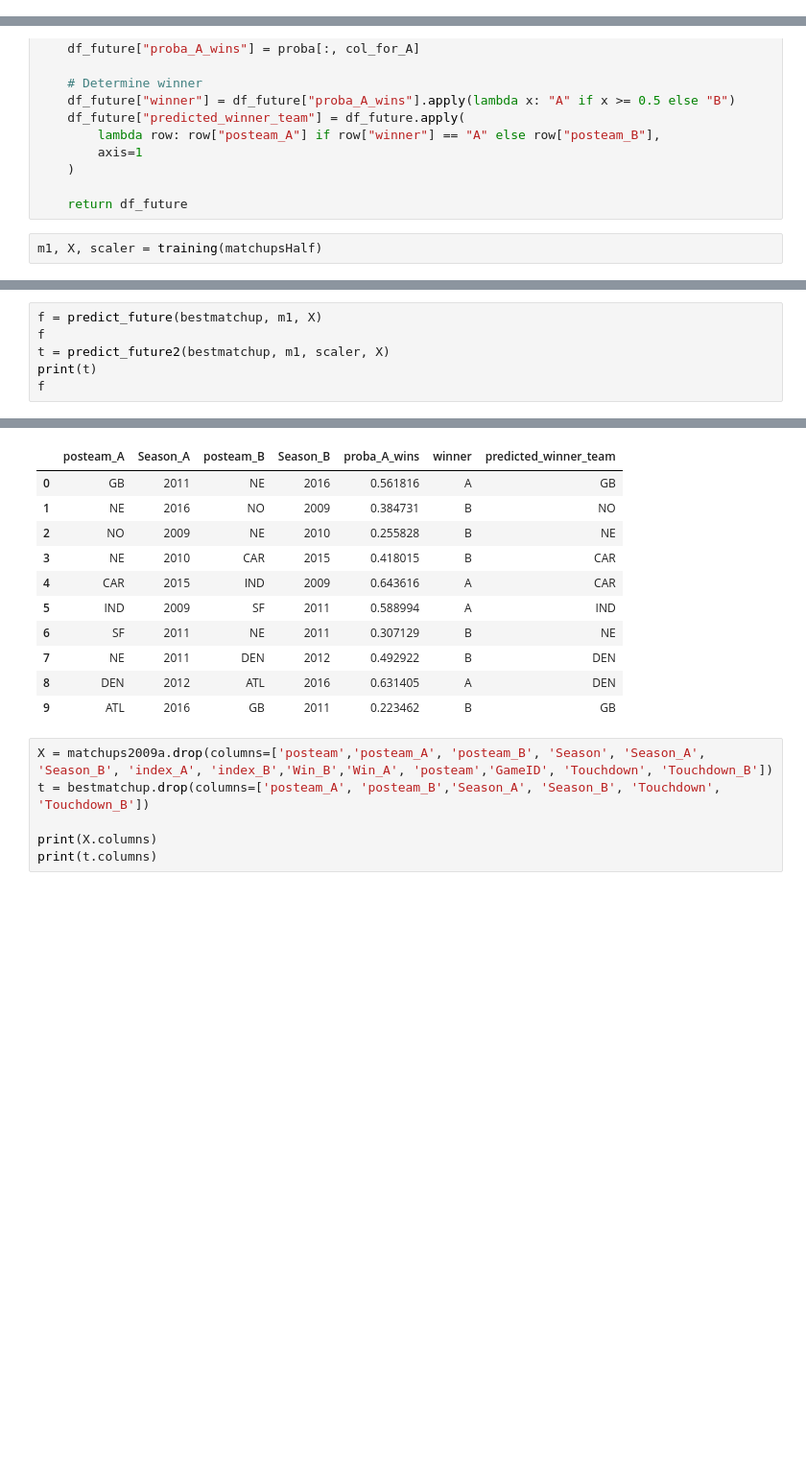
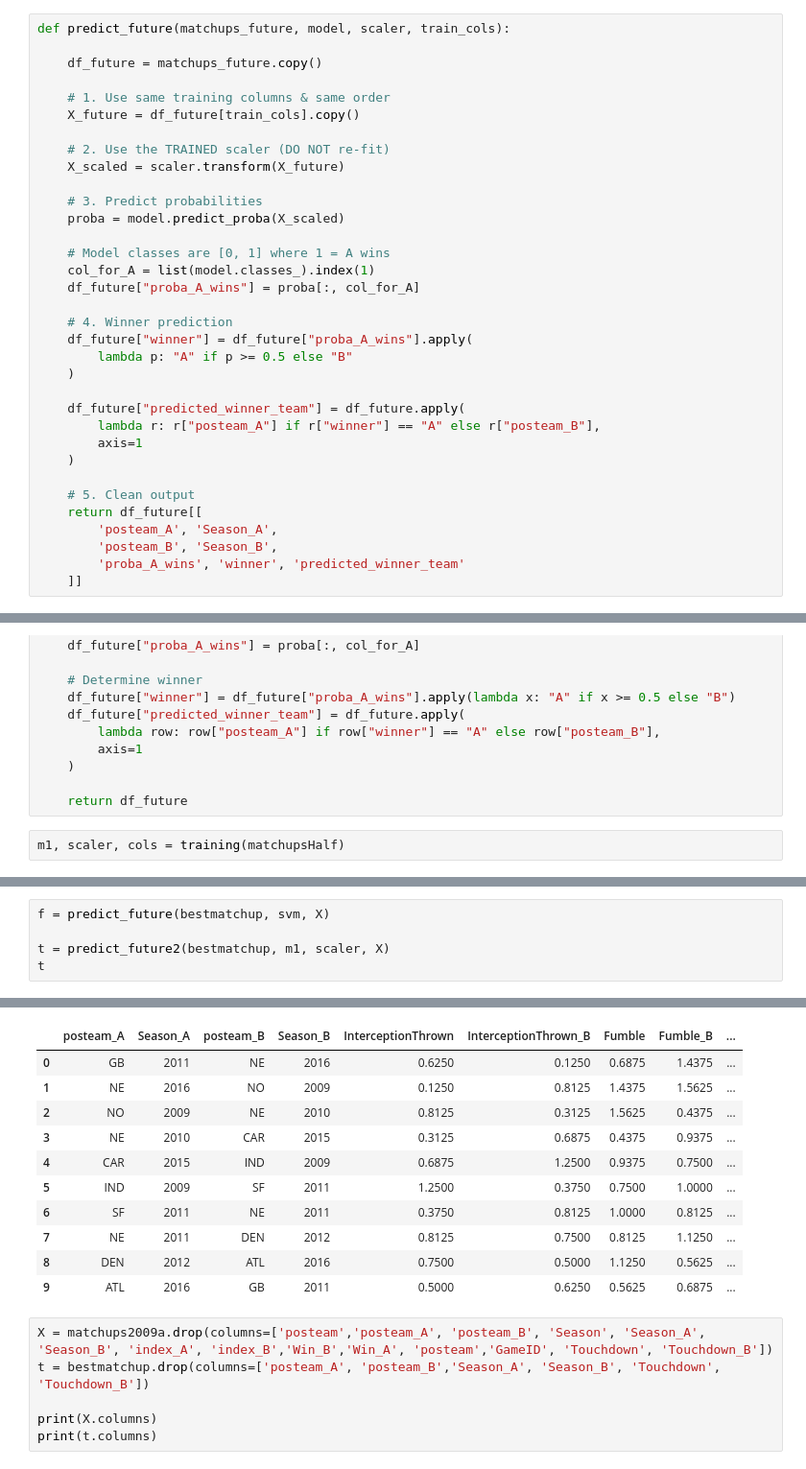
Before and after one commit to tinge5/finalProjectML, a Jupyter notebook: notebooks/DataVisualization.ipynb, the cells around one changed output, grey strips where cells are left out. Shown at 96% size. Cells and saved outputs as stored; diff of their text form; blank space fills up the shorter version.

Commit message:
cleaned up functions and created gitignore

```diff
--- a/notebooks/DataVisualization.ipynb
+++ b/notebooks/DataVisualization.ipynb
@@ -393,3 +503,37 @@ def predict_future(matchups_future, m1, X):
     )
     df_future = df_future[['posteam_A', 'Season_A', 'posteam_B', 'Season_B', 'proba_A_wins', 'winner', 'predicted_winner_team']]
     return df_future
+# %%
+def predict_future(matchups_future, model, scaler, train_cols):
+
+    df_future = matchups_future.copy()
+
+    # 1. Use same training columns & same order
+    X_future = df_future[train_cols].copy()
+
+    # 2. Use the TRAINED scaler (DO NOT re-fit)
+    X_scaled = scaler.transform(X_future)
+
+    # 3. Predict probabilities
+    proba = model.predict_proba(X_scaled)
+
+    # Model classes are [0, 1] where 1 = A wins
+    col_for_A = list(model.classes_).index(1)
+    df_future["proba_A_wins"] = proba[:, col_for_A]
+
+    # 4. Winner prediction
+    df_future["winner"] = df_future["proba_A_wins"].apply(
+        lambda p: "A" if p >= 0.5 else "B"
+    )
+
+    df_future["predicted_winner_team"] = df_future.apply(
+        lambda r: r["posteam_A"] if r["winner"] == "A" else r["posteam_B"],
+        axis=1
+    )
+
+    # 5. Clean output
+    return df_future[[
+        'posteam_A', 'Season_A',
+        'posteam_B', 'Season_B',
+        'proba_A_wins', 'winner', 'predicted_winner_team'
+    ]]
@@ -419,5 +612,5 @@ def predict_future2(matchups_future, m1, scaler, X):
 
     return df_future
 # %%
-m1, X, scaler = training(matchupsHalf)
+m1, scaler, cols = training(matchupsHalf)
 # %% [output]
@@ -441,7 +699,6 @@ Confusion Matrix (SVM Classifier):
 # %%
-f = predict_future(bestmatchup, m1, X)
-f
+f = predict_future(bestmatchup, svm, X)
+
 t = predict_future2(bestmatchup, m1, scaler, X)
-print(t)
-f
+t
 # %% [output]
@@ -465,14 +705,14 @@ f
-|  | posteam_A | Season_A | posteam_B | Season_B | proba_A_wins | winner | predicted_winner_team |
-| 0 | GB | 2011 | NE | 2016 | 0.561816 | A | GB |
-| 1 | NE | 2016 | NO | 2009 | 0.384731 | B | NO |
-| 2 | NO | 2009 | NE | 2010 | 0.255828 | B | NE |
-| 3 | NE | 2010 | CAR | 2015 | 0.418015 | B | CAR |
-| 4 | CAR | 2015 | IND | 2009 | 0.643616 | A | CAR |
-| 5 | IND | 2009 | SF | 2011 | 0.588994 | A | IND |
-| 6 | SF | 2011 | NE | 2011 | 0.307129 | B | NE |
-| 7 | NE | 2011 | DEN | 2012 | 0.492922 | B | DEN |
-| 8 | DEN | 2012 | ATL | 2016 | 0.631405 | A | DEN |
-| 9 | ATL | 2016 | GB | 2011 | 0.223462 | B | GB |
+|  | posteam_A | Season_A | posteam_B | Season_B | InterceptionThrown | InterceptionThrown_B | Fumble | Fumble_B | ... |
+| 0 | GB | 2011 | NE | 2016 | 0.6250 | 0.1250 | 0.6875 | 1.4375 | ... |
+| 1 | NE | 2016 | NO | 2009 | 0.1250 | 0.8125 | 1.4375 | 1.5625 | ... |
+| 2 | NO | 2009 | NE | 2010 | 0.8125 | 0.3125 | 1.5625 | 0.4375 | ... |
+| 3 | NE | 2010 | CAR | 2015 | 0.3125 | 0.6875 | 0.4375 | 0.9375 | ... |
+| 4 | CAR | 2015 | IND | 2009 | 0.6875 | 1.2500 | 0.9375 | 0.7500 | ... |
+| 5 | IND | 2009 | SF | 2011 | 1.2500 | 0.3750 | 0.7500 | 1.0000 | ... |
+| 6 | SF | 2011 | NE | 2011 | 0.3750 | 0.8125 | 1.0000 | 0.8125 | ... |
+| 7 | NE | 2011 | DEN | 2012 | 0.8125 | 0.7500 | 0.8125 | 1.1250 | ... |
+| 8 | DEN | 2012 | ATL | 2016 | 0.7500 | 0.5000 | 1.1250 | 0.5625 | ... |
+| 9 | ATL | 2016 | GB | 2011 | 0.5000 | 0.6250 | 0.5625 | 0.6875 | ... |
 # %%
 X = matchups2009a.drop(columns=['posteam','posteam_A', 'posteam_B', 'Season', 'Season_A', 'Season_B', 'index_A', 'index_B','Win_B','Win_A', 'posteam','GameID', 'Touchdown', 'Touchdown_B'])
 t = bestmatchup.drop(columns=['posteam_A', 'posteam_B','Season_A', 'Season_B', 'Touchdown', 'Touchdown_B'])
```
Also changed, not shown: parts of 17 cells of this notebook, 4 other files.
